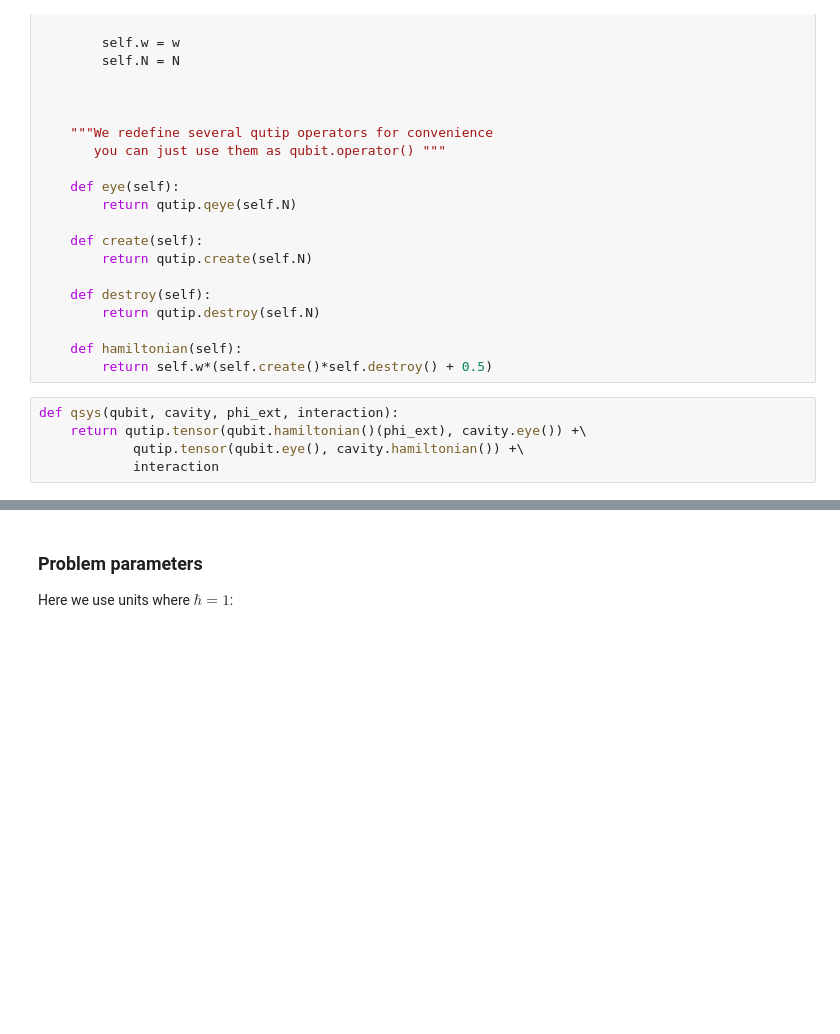
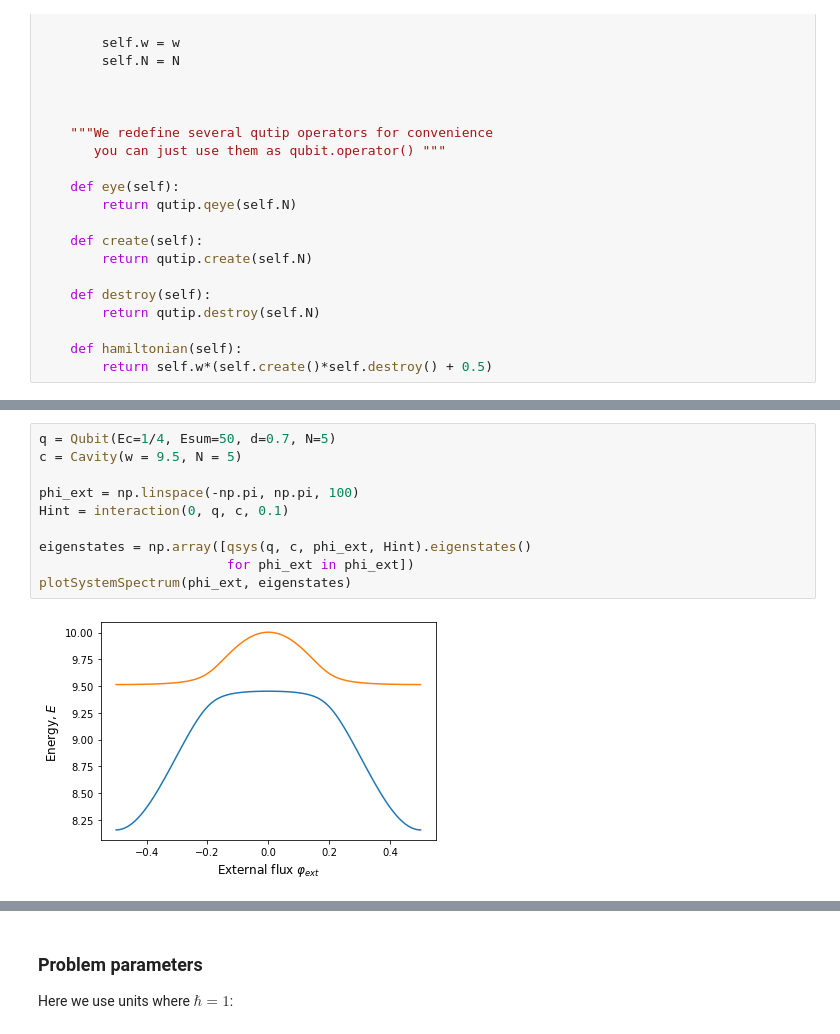
Before and after one commit to AlexandrStrelnikov/Thermal-simulation, a Jupyter notebook: Main.ipynb, the cells around one changed output, grey strips where cells are left out. Saved outputs shown, nothing was run; the diff lists cells and outputs as text; blank space fills up the shorter version.

```diff
--- a/Main.ipynb
+++ b/Main.ipynb
@@ -126,8 +188,3 @@ class Cavity:
 
     def hamiltonian(self):
         return self.w*(self.create()*self.destroy() + 0.5)
-# %%
-def qsys(qubit, cavity, phi_ext, interaction):
-    return qutip.tensor(qubit.hamiltonian()(phi_ext), cavity.eye()) +\
-            qutip.tensor(qubit.eye(), cavity.hamiltonian()) +\
-            interaction
@@ -142,0 +227,12 @@ Quantum object: dims = [[3, 3], [3, 3]], shape = (9, 9), type = oper, isherm = T
+# %%
+q = Qubit(Ec=1/4, Esum=50, d=0.7, N=5)
+c = Cavity(w = 9.5, N = 5)
+
+phi_ext = np.linspace(-np.pi, np.pi, 100)
+Hint = interaction(0, q, c, 0.1)
+
+eigenstates = np.array([qsys(q, c, phi_ext, Hint).eigenstates()
+                        for phi_ext in phi_ext])
+plotSystemSpectrum(phi_ext, eigenstates)
+# %% [output]
+[figure, added]
```
Also changed, not shown: parts of 7 cells of this notebook.
